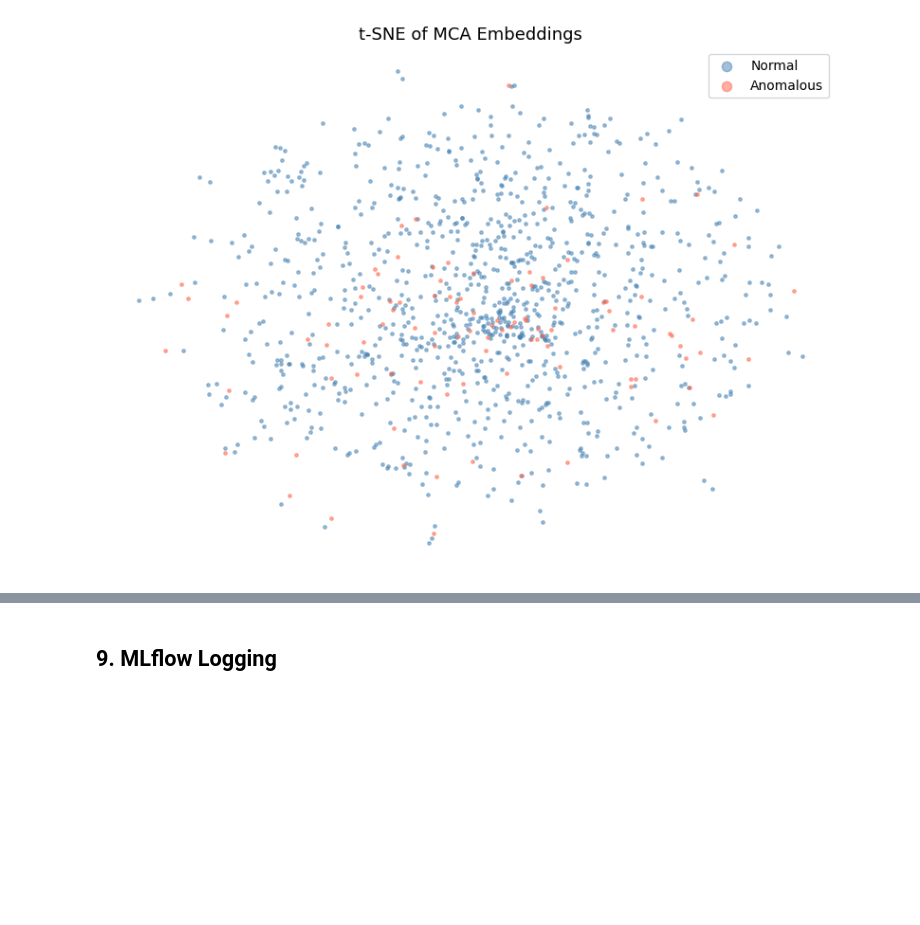
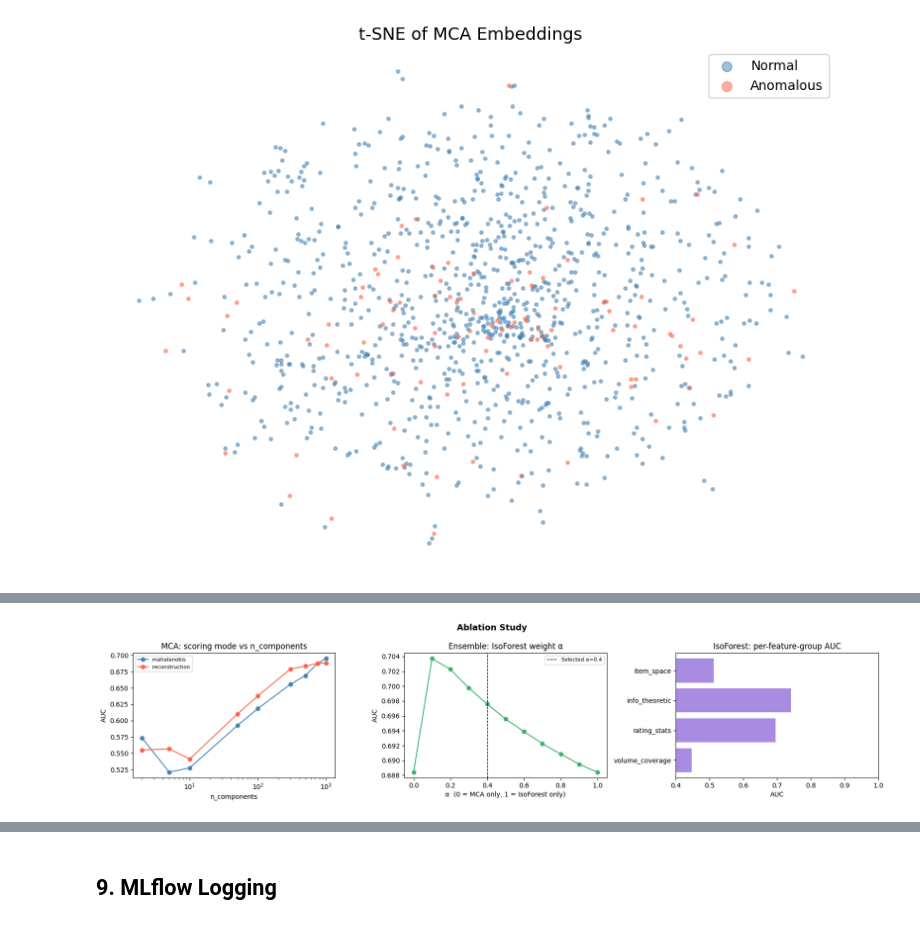
Before and after one commit to Zypperman/cs421pain, a Jupyter notebook: Strategies/Jeremy/main.ipynb, the cells around one changed output, grey strips where cells are left out. Drawn from its saved outputs; the diff is of its cells as text; code cells hidden in the pictures; blank space fills up the shorter version.

Commit message:
MCA Ensemble

```diff
--- a/Strategies/Jeremy/main.ipynb
+++ b/Strategies/Jeremy/main.ipynb
@@ -427,0 +590,89 @@ df_ablation = pd.DataFrame(ablation_results)
+# %%
+# ── 8b. Extended Ablation Study ─────────────────────────────────
+# Three axes:
+#   1. MCA scoring mode × n_components
+#   2. Ensemble alpha sweep
+#   3. Feature-group contribution (individual + cumulative)
+
+ablation_results = []
+
+# ── Axis 1: MCA mode vs n_components ────────────────────────────
+print('=== Axis 1: MCA scoring mode vs n_components ===')
+for mode in ['mahalanobis', 'reconstruction']:
+    for n_comp in [2, 5, 10, 50, 100, 300, 500, 750, 1000]:
+        _mca = prince.MCA(n_components=n_comp, n_iter=5, random_state=SEED, engine='sklearn')
+        _mca.fit(ui_cat)
+        _emb = _mca.transform(ui_cat).values
+        raw  = score_mahalanobis(_emb) if mode == 'mahalanobis' else score_reconstruction(_mca, ui_cat)
+        auc_ = roc_auc_score(y_true, compute_anomaly_scores(raw))
+        ablation_results.append({'axis': 'mca_mode', 'mode': mode,
+                                  'n_components': n_comp, 'alpha': None, 'auc': auc_})
+        print(f'  {mode:15s}  n_comp={n_comp:4d}  AUC={auc_:.4f}')
+
+# ── Axis 2: Ensemble alpha sweep ────────────────────────────────
+print('\n=== Axis 2: Ensemble alpha sweep ===')
+for alpha_ in [0.0, 0.1, 0.2, 0.3, 0.4, 0.5, 0.6, 0.7, 0.8, 0.9, 1.0]:
+    s    = score_ensemble(mca_raw, iso_raw, alpha=alpha_)
+    auc_ = roc_auc_score(y_true, s)
+    ablation_results.append({'axis': 'alpha', 'mode': SCORE_MODE,
+                              'n_components': N_COMPONENTS, 'alpha': alpha_, 'auc': auc_})
+    print(f'  alpha={alpha_:.1f}  AUC={auc_:.4f}')
+
+# ── Axis 3: Feature-group contribution ──────────────────────────
+print('\n=== Axis 3: Feature-group contribution ===')
+feature_groups = {
+    'volume_coverage' : ['n_ratings', 'n_unique_items', 'coverage', 'ratings_per_item'],
+    'rating_stats'    : ['mean_rating', 'std_rating', 'rating_var', 'frac_extreme',
+                         'frac_five', 'frac_zero', 'frac_single_value', 'max_run'],
+    'info_theoretic'  : ['rating_entropy', 'rating_gini'],
+    'item_space'      : ['mean_item_pop_rank', 'std_item_pop_rank',
+                         'item_id_std', 'item_id_delta_mean', 'item_id_delta_std'],
+}
+
+for group_name, cols in feature_groups.items():
+    raw_ = score_isolation_forest(hc_feats[cols], contamination=ISO_CONTAMINATION)
+    auc_ = roc_auc_score(y_true, compute_anomaly_scores(raw_))
+    ablation_results.append({'axis': 'feature_group', 'mode': group_name,
+                              'n_components': None, 'alpha': None, 'auc': auc_})
+    print(f'  IsoForest [{group_name:18s}]  AUC={auc_:.4f}')
+
+# Cumulative feature addition
+cumulative_cols = []
+for group_name, cols in feature_groups.items():
+    cumulative_cols += cols
+    raw_ = score_isolation_forest(hc_feats[cumulative_cols], contamination=ISO_CONTAMINATION)
+    auc_ = roc_auc_score(y_true, compute_anomaly_scores(raw_))
+    ablation_results.append({'axis': 'cumulative', 'mode': group_name,
+                              'n_components': len(cumulative_cols), 'alpha': None, 'auc': auc_})
+    print(f'  Cumulative +{group_name:18s}  ({len(cumulative_cols):2d} feats)  AUC={auc_:.4f}')
+
+df_ablation = pd.DataFrame(ablation_results)
+
+# ── Plots ────────────────────────────────────────────────────────
+fig, axes = plt.subplots(1, 3, figsize=(17, 4))
+fig.suptitle('Ablation Study', fontsize=13, fontweight='bold')
+
+for mode, col in [('mahalanobis', 'steelblue'), ('reconstruction', 'tomato')]:
+    sub = df_ablation[(df_ablation['axis']=='mca_mode') & (df_ablation['mode']==mode)]
+    axes[0].plot(sub['n_components'], sub['auc'], marker='o', label=mode, color=col)
+axes[0].set_title('MCA: scoring mode vs n_components')
+axes[0].set_xlabel('n_components'); axes[0].set_ylabel('AUC')
+axes[0].legend(fontsize=8); axes[0].set_xscale('log')
+
+sub2 = df_ablation[df_ablation['axis']=='alpha'].sort_values('alpha')
+axes[1].plot(sub2['alpha'], sub2['auc'], marker='o', color='mediumseagreen')
+axes[1].axvline(ENSEMBLE_ALPHA, color='k', linestyle='--', linewidth=1,
+                label=f'Selected α={ENSEMBLE_ALPHA}')
+axes[1].set_title('Ensemble: IsoForest weight α')
+axes[1].set_xlabel('α  (0 = MCA only, 1 = IsoForest only)')
+axes[1].set_ylabel('AUC'); axes[1].legend(fontsize=8)
+
+sub3 = df_ablation[df_ablation['axis']=='feature_group']
+axes[2].barh(sub3['mode'], sub3['auc'], color='mediumpurple', alpha=0.8)
+axes[2].set_title('IsoForest: per-feature-group AUC')
+axes[2].set_xlabel('AUC'); axes[2].set_xlim(0.4, 1.0)
+
+plt.tight_layout()
+plt.savefig('outputs/ablation.png', dpi=120)
+plt.show()
+# %% [output]
@@ -428,3 +696,4 @@ df_ablation = pd.DataFrame(ablation_results)
+[figure, added]
 # %%
 # ── 8c. Case studies — correct detections & failure cases ─────────
 
```
Also changed, not shown: parts of 12 cells of this notebook.
